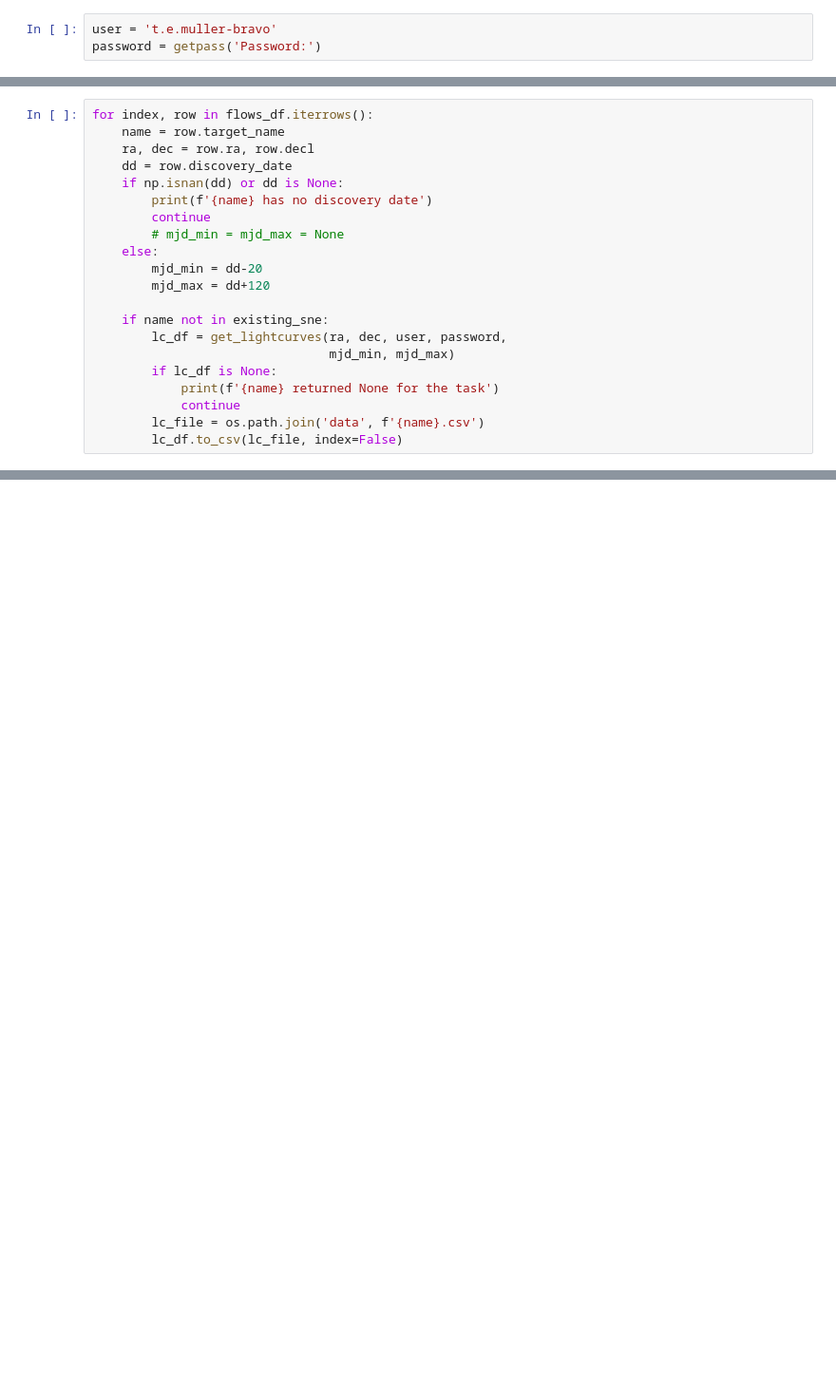
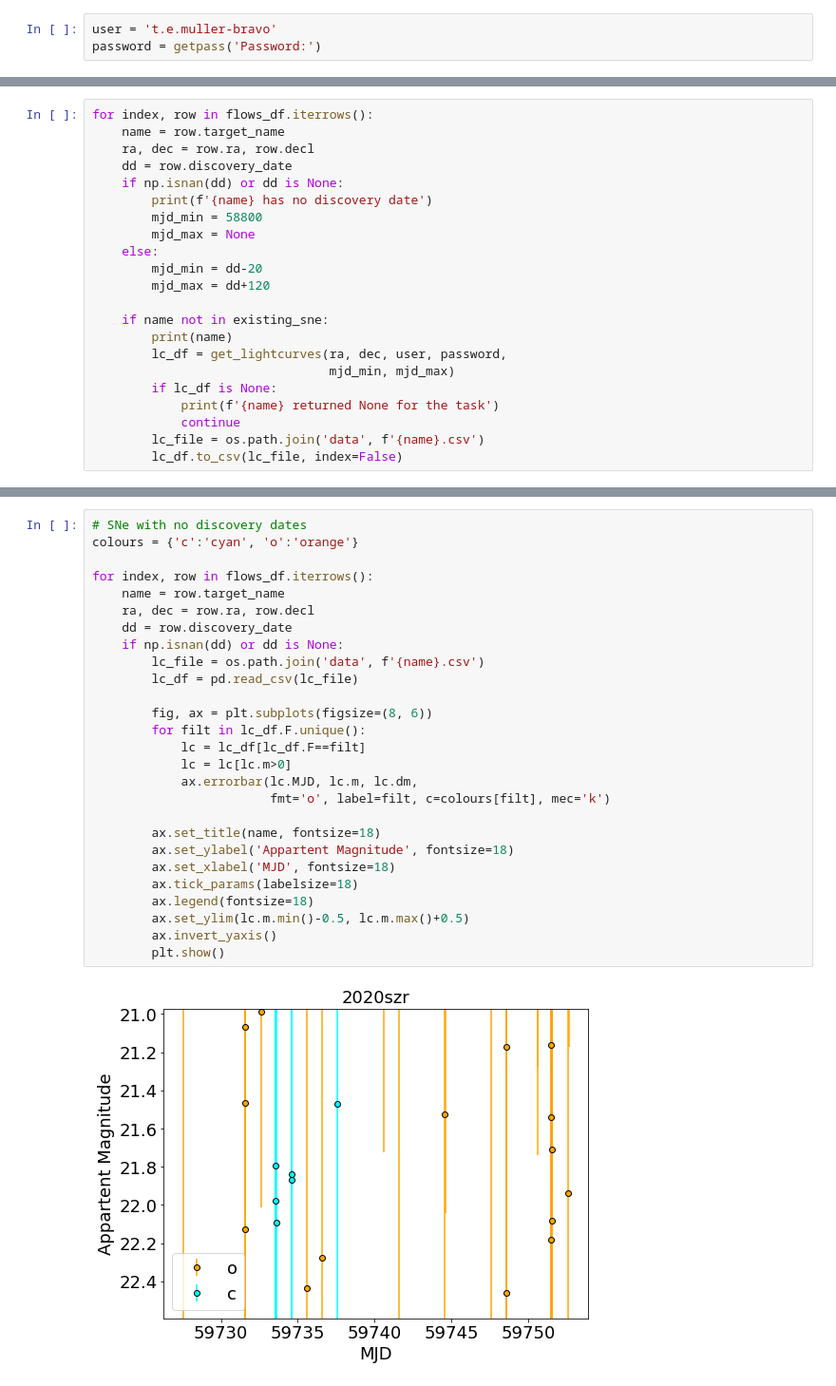
Before and after one commit to temuller/atlas_api, a Jupyter notebook: download_lightcurves.ipynb, the cells around one changed output, grey strips where cells are left out. Shown at 95% size. Drawn from its saved outputs; the diff is of its cells as text; blank space fills up the shorter version.

```diff
--- a/download_lightcurves.ipynb
+++ b/download_lightcurves.ipynb
@@ -159,13 +163,14 @@ for index, row in flows_df.iterrows():
     dd = row.discovery_date
     if np.isnan(dd) or dd is None:
         print(f'{name} has no discovery date')
-        continue
-        # mjd_min = mjd_max = None
+        mjd_min = 58800
+        mjd_max = None
     else:
         mjd_min = dd-20
         mjd_max = dd+120
 
     if name not in existing_sne:
+        print(name)
         lc_df = get_lightcurves(ra, dec, user, password,
                                 mjd_min, mjd_max)
         if lc_df is None:
@@ -193,0 +199,29 @@ Waiting for job to start (queued at 2022-07-05T14:23:49Z)
+# %%
+# SNe with no discovery dates
+colours = {'c':'cyan', 'o':'orange'}
+
+for index, row in flows_df.iterrows():
+    name = row.target_name
+    ra, dec = row.ra, row.decl
+    dd = row.discovery_date
+    if np.isnan(dd) or dd is None:
+        lc_file = os.path.join('data', f'{name}.csv')
+        lc_df = pd.read_csv(lc_file)
+
+        fig, ax = plt.subplots(figsize=(8, 6))
+        for filt in lc_df.F.unique():
+            lc = lc_df[lc_df.F==filt]
+            lc = lc[lc.m>0]
+            ax.errorbar(lc.MJD, lc.m, lc.dm,
+                        fmt='o', label=filt, c=colours[filt], mec='k')
+
+        ax.set_title(name, fontsize=18)
+        ax.set_ylabel('Appartent Magnitude', fontsize=18)
+        ax.set_xlabel('MJD', fontsize=18)
+        ax.tick_params(labelsize=18)
+        ax.legend(fontsize=18)
+        ax.set_ylim(lc.m.min()-0.5, lc.m.max()+0.5)
+        ax.invert_yaxis()
+        plt.show()
+# %% [output]
+[figure, added]
```
Also changed, not shown: parts of 4 cells of this notebook, 7 other files.
